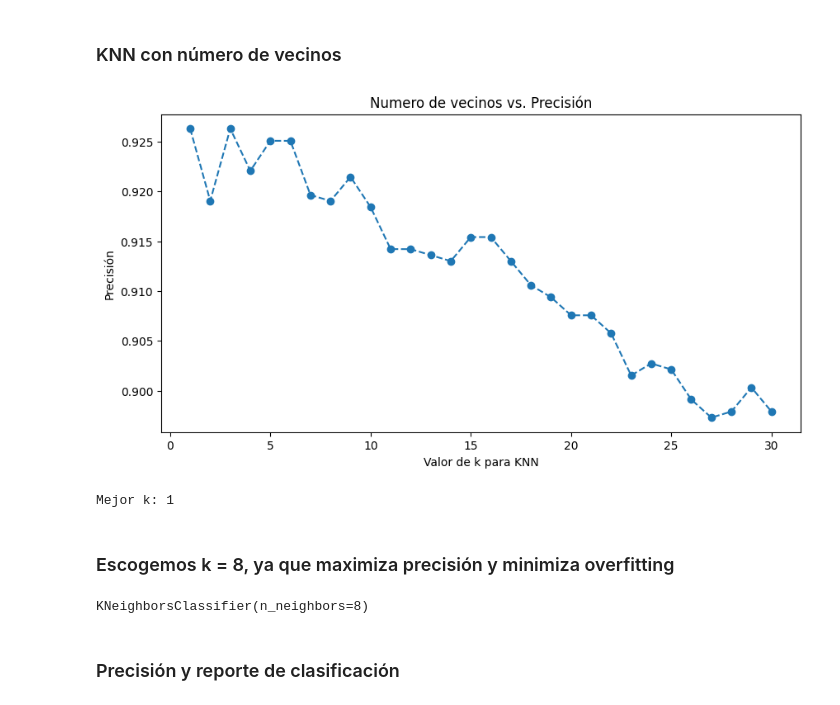
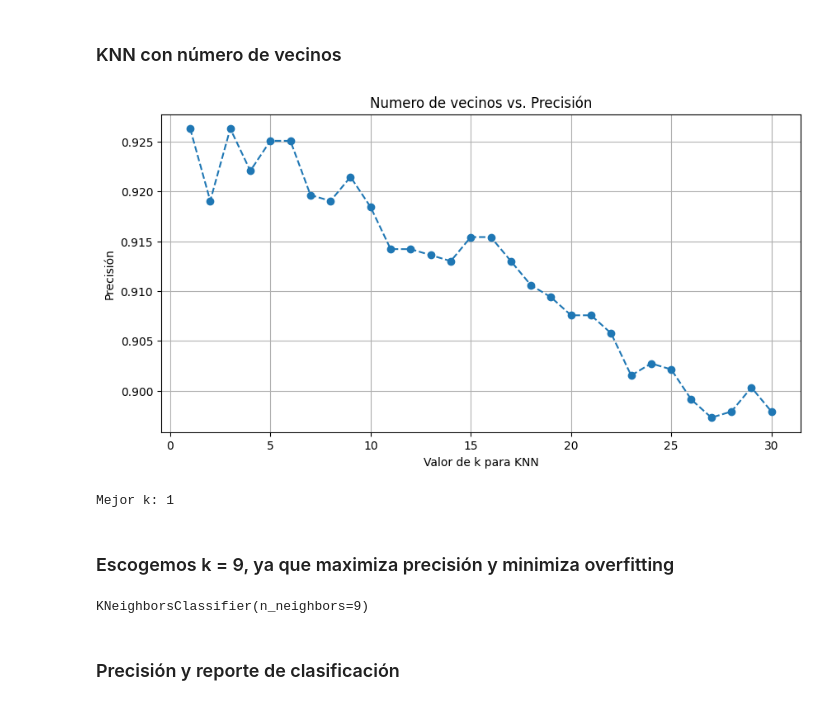
Before and after one commit to ivanvzqzz/gestures, a Jupyter notebook: gestures.ipynb, the cells around one changed output. Drawn from its saved outputs; the diff is of its cells as text; code cells hidden in the pictures.

```diff
--- a/gestures.ipynb
+++ b/gestures.ipynb
@@ -151,24 +151,27 @@ for k in k_values:
 # %%
 plt.figure(figsize=(10, 5))
 plt.plot(k_values, cv_scores, marker="o", linestyle="--")
 plt.title("Numero de vecinos vs. Precisión")
 plt.xlabel("Valor de k para KNN")
 plt.ylabel("Precisión")
+plt.grid(True)
 plt.show()
 # %% [output]
-[figure, old version]
+[figure, new version]
 # %%
 best_k = k_values[np.argmax(cv_scores)]
 print("Mejor k:", best_k)
 # %% [output]
 Mejor k: 1
 # %% [markdown]
-### Escogemos k = 8, ya que maximiza precisión y minimiza overfitting
+### Escogemos k = 9, ya que maximiza precisión y minimiza overfitting
 # %%
-knn = KNeighborsClassifier(n_neighbors=8)
+best_k = 9
+
+knn = KNeighborsClassifier(n_neighbors=best_k)
 knn.fit(X_train_reduced, y_train)
 # %% [output]
-KNeighborsClassifier(n_neighbors=8)
+KNeighborsClassifier(n_neighbors=9)
 # %% [markdown]
 ### Precisión y reporte de clasificación
 # %%
```
Also changed, not shown: parts of 14 cells of this notebook.
